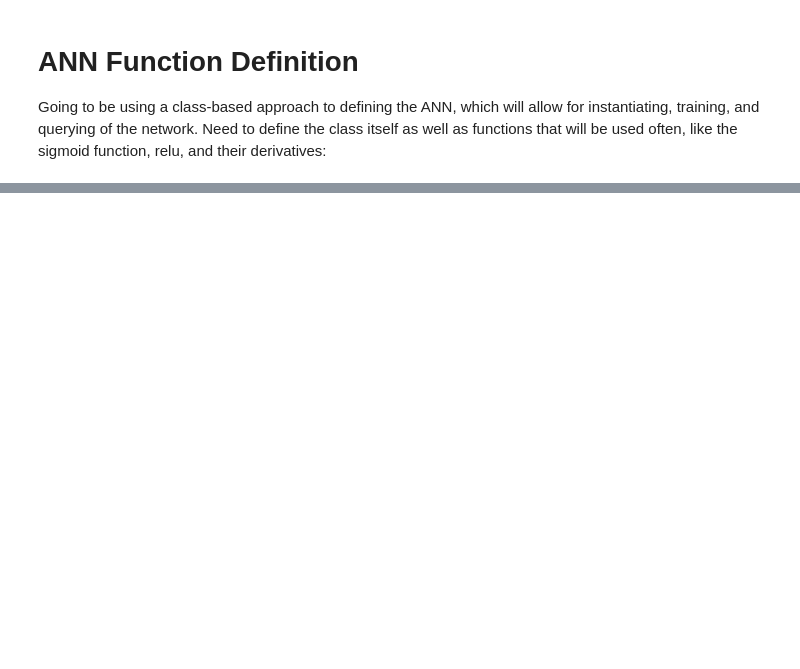
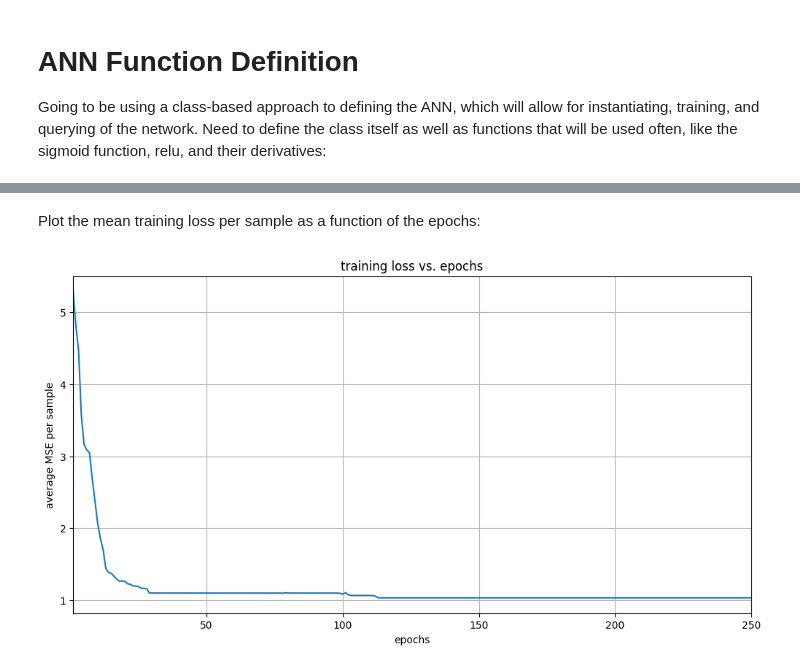
Before and after one commit to CS6765-ML-Team/programming-project, a Jupyter notebook: ann/ann.ipynb, the cells around one changed output, grey strips where cells are left out. Saved outputs shown, nothing was run; the diff lists cells and outputs as text; code cells hidden in the pictures; blank space fills up the shorter version.

Commit message:
network seems to work - yet to test. got the backpropagation to work. need to add validation

```diff
--- a/ann/ann.ipynb
+++ b/ann/ann.ipynb
@@ -184,0 +159,9 @@ Name: Diagnosis, dtype: int64
+# %%
+# partition data -> want 80% train, 10% validation, 10% testing
+
+x_train, dummy_x, y_train, dummy_y = train_test_split(x_scaled, breast_y, train_size = 0.8, test_size = 0.2)
+x_val, x_test, y_val, y_test = train_test_split(dummy_x, dummy_y, train_size = 0.5, test_size = 0.5)
+
+print(f"training data has form: {x_train.shape}, labels are: {y_train.shape}")
+print(f"validation data has form: {x_val.shape}, labels are: {y_val.shape}")
+print(f"test data has form: {x_test.shape}, labels are: {y_test.shape}")
@@ -295,11 +297,2 @@ class NeuralNetwork:
 # %%
-nn = NeuralNetwork(input_size = 5, hidden_size = 7, output_size = 1)
+nn = NeuralNetwork(input_size = 30, hidden_size = 1024, output_size = 1)
-# %%
-important = ['radius3', 'perimeter3', 'concave_points1', 'area3', 'concave_points3']
-important_breast = breast_x[important]
-
-scaler = StandardScaler()
-x_scaled = pd.DataFrame(scaler.fit_transform(important_breast))
-print('features scaled\n')
-
-nn.train(x_scaled, breast_y, epochs = 100, learning_rate = 0.01)
@@ -320,0 +299,2 @@ ValueError: shapes (7,1) and (5,) not aligned: 1 (dim 1) != 5 (dim 0)
+# %%
+train_loss_history = nn.train(x_train, y_train, epochs = 250, learning_rate = 0.005)
@@ -320,0 +319,20 @@ ValueError: shapes (7,1) and (5,) not aligned: 1 (dim 1) != 5 (dim 0)
+# %% [markdown]
+Plot the mean training loss per sample as a function of the epochs:
+# %%
+# plotting stuff:
+
+# GET VALIDATION DATA IN SPLIT AND ALSO VALIDATE AND THEN PLOT THAT WITH THIS AND THEN DO TESTING AND IF ITS NOT SHIT YOU ARE DONE
+
+epochs = np.arange(1, 251, 1).reshape(-1,1)
+
+fig = plt.figure(figsize = (12,6))
+
+plt.plot(epochs, train_loss_history)
+plt.title('training loss vs. epochs')
+plt.ylabel('average MSE per sample')
+plt.xlabel('epochs')
+plt.xlim([1, 250])
+plt.grid('both')
+plt.show()
+# %% [output]
+[figure, added]
```
Also changed, not shown: parts of 13 cells of this notebook.
